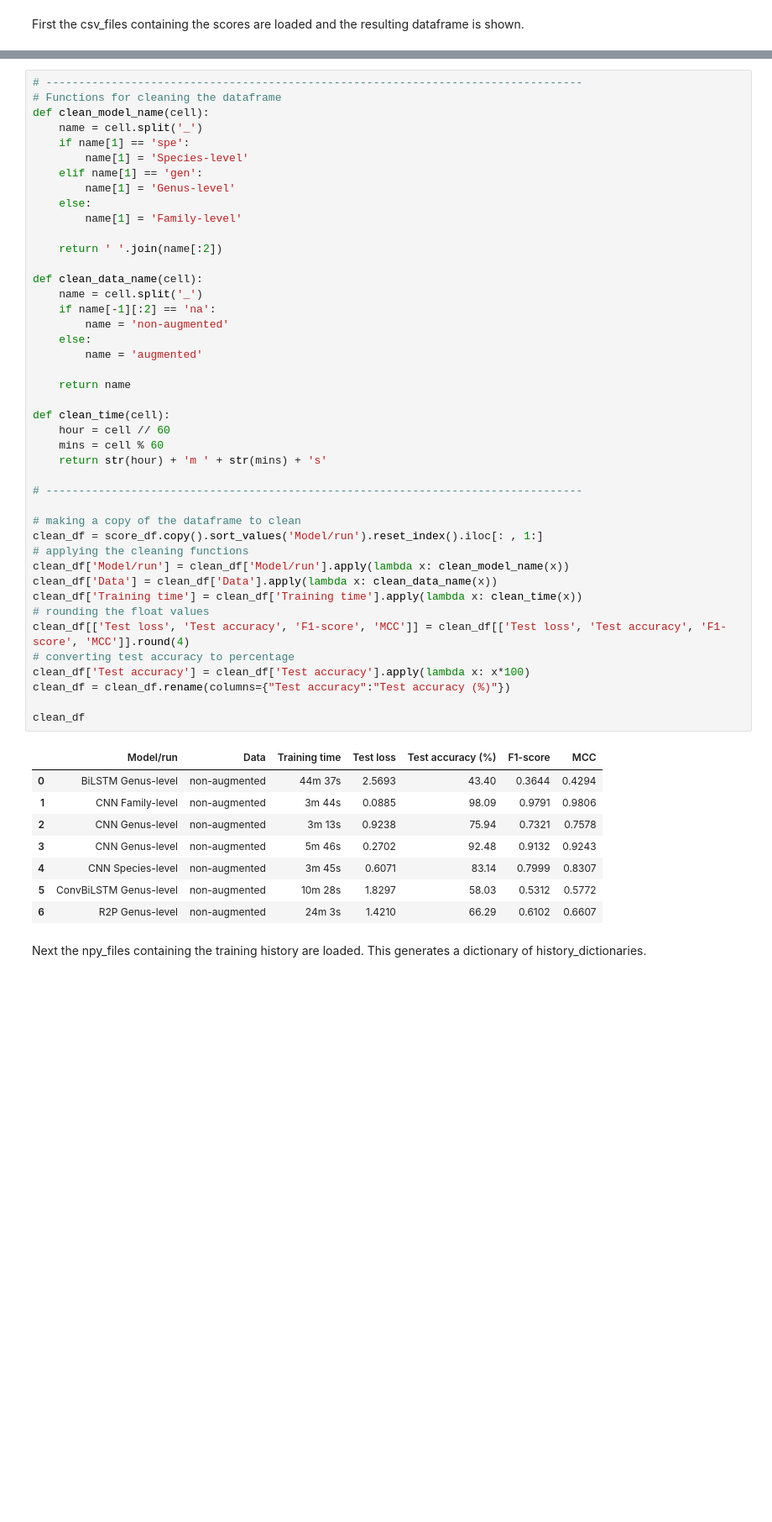
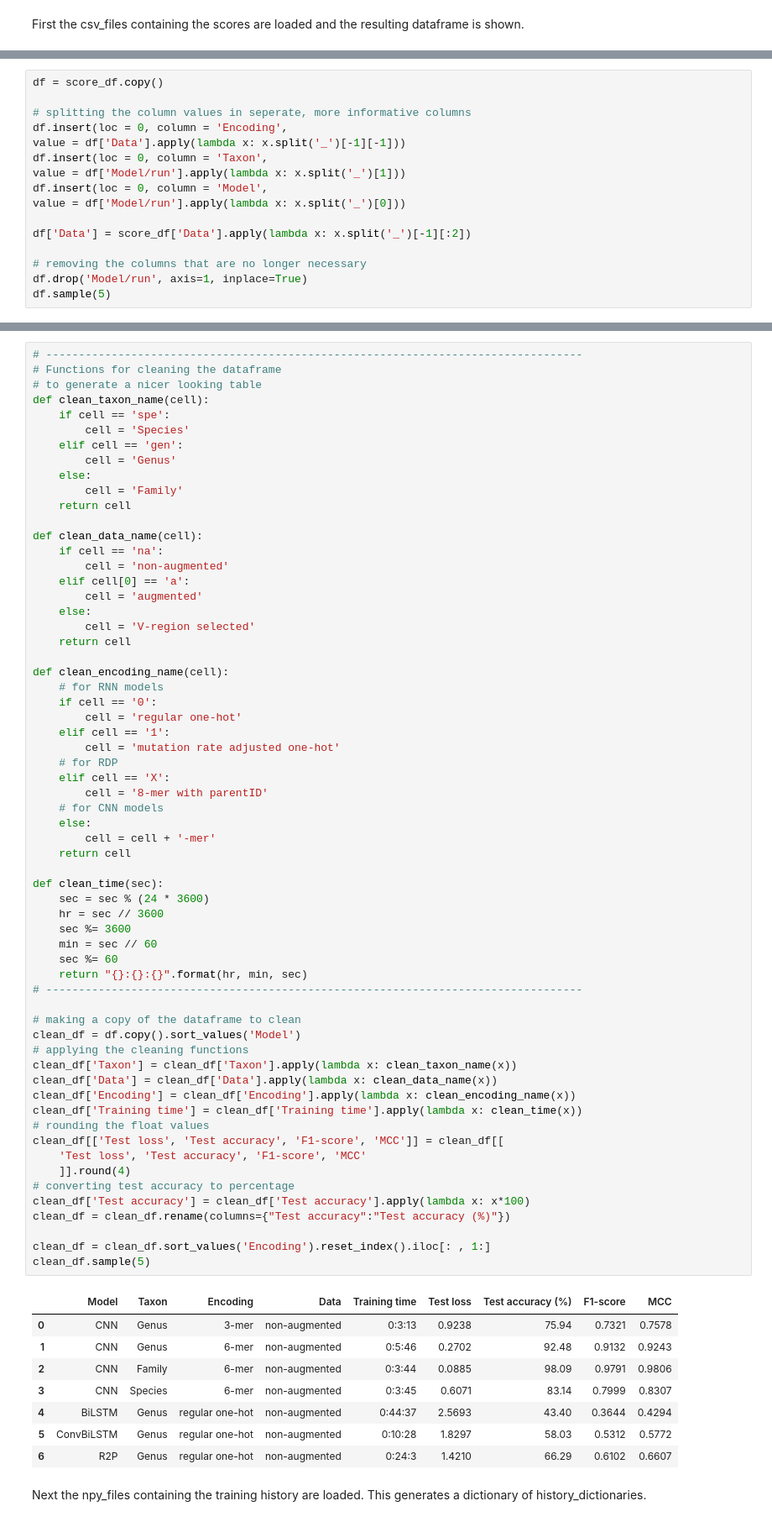
Before and after one commit to Lab-Vankerschaver/16S-ML-models, a Jupyter notebook: models_notebook.ipynb, the cells around one changed output, grey strips where cells are left out. Shown at 84% size. Cells and saved outputs as stored; diff of their text form; blank space fills up the shorter version.

Commit message:
Add files via upload
3-, 5- and 7-mer and V-region option added

```diff
--- a/models_notebook.ipynb
+++ b/models_notebook.ipynb
@@ -921,0 +1407,16 @@ score_df = pd.concat(content)
+# %%
+df = score_df.copy()
+
+# splitting the column values in seperate, more informative columns
+df.insert(loc = 0, column = 'Encoding',
+value = df['Data'].apply(lambda x: x.split('_')[-1][-1]))
+df.insert(loc = 0, column = 'Taxon',
+value = df['Model/run'].apply(lambda x: x.split('_')[1]))
+df.insert(loc = 0, column = 'Model',
+value = df['Model/run'].apply(lambda x: x.split('_')[0]))
+
+df['Data'] = score_df['Data'].apply(lambda x: x.split('_')[-1][:2])
+
+# removing the columns that are no longer necessary
+df.drop('Model/run', axis=1, inplace=True)
+df.sample(5)
@@ -922,55 +1432,74 @@ score_df = pd.concat(content)
 # %%
 # ----------------------------------------------------------------------------------
 # Functions for cleaning the dataframe
-def clean_model_name(cell):
-    name = cell.split('_')
-    if name[1] == 'spe':
-        name[1] = 'Species-level'
-    elif name[1] == 'gen':
-        name[1] = 'Genus-level'
+# to generate a nicer looking table
+def clean_taxon_name(cell):
+    if cell == 'spe':
+        cell = 'Species'
+    elif cell == 'gen':
+        cell = 'Genus'
     else:
-        name[1] = 'Family-level'
-
-    return ' '.join(name[:2])
+        cell = 'Family'
+    return cell
 
 def clean_data_name(cell):
-    name = cell.split('_')
-    if name[-1][:2] == 'na':
-        name = 'non-augmented'
+    if cell == 'na':
+        cell = 'non-augmented'
+    elif cell[0] == 'a':
+        cell = 'augmented'
     else:
-        name = 'augmented'
+        cell = 'V-region selected'
+    return cell
 
-    return name
+def clean_encoding_name(cell):
+    # for RNN models
+    if cell == '0':
+        cell = 'regular one-hot'
+    elif cell == '1':
+        cell = 'mutation rate adjusted one-hot'
+    # for RDP
+    elif cell == 'X':
+        cell = '8-mer with parentID'
+    # for CNN models
+    else:
+        cell = cell + '-mer'
+    return cell
 
-def clean_time(cell):
-    hour = cell // 60
-    mins = cell % 60
-    return str(hour) + 'm ' + str(mins) + 's'
-
+def clean_time(sec):
+    sec = sec % (24 * 3600)
+    hr = sec // 3600
+    sec %= 3600
+    min = sec // 60
+    sec %= 60
+    return "{}:{}:{}".format(hr, min, sec)
 # ----------------------------------------------------------------------------------
 
 # making a copy of the dataframe to clean
-clean_df = score_df.copy().sort_values('Model/run').reset_index().iloc[: , 1:]
+clean_df = df.copy().sort_values('Model')
 # applying the cleaning functions
-clean_df['Model/run'] = clean_df['Model/run'].apply(lambda x: clean_model_name(x))
+clean_df['Taxon'] = clean_df['Taxon'].apply(lambda x: clean_taxon_name(x))
 clean_df['Data'] = clean_df['Data'].apply(lambda x: clean_data_name(x))
+clean_df['Encoding'] = clean_df['Encoding'].apply(lambda x: clean_encoding_name(x))
 clean_df['Training time'] = clean_df['Training time'].apply(lambda x: clean_time(x))
 # rounding the float values
-clean_df[['Test loss', 'Test accuracy', 'F1-score', 'MCC']] = clean_df[['Test loss', 'Test accuracy', 'F1-score', 'MCC']].round(4)
+clean_df[['Test loss', 'Test accuracy', 'F1-score', 'MCC']] = clean_df[[
+    'Test loss', 'Test accuracy', 'F1-score', 'MCC'
+    ]].round(4)
 # converting test accuracy to percentage
 clean_df['Test accuracy'] = clean_df['Test accuracy'].apply(lambda x: x*100)
 clean_df = clean_df.rename(columns={"Test accuracy":"Test accuracy (%)"})
 
-clean_df
+clean_df = clean_df.sort_values('Encoding').reset_index().iloc[: , 1:]
+clean_df.sample(5)
 # %% [output]
-|  | Model/run | Data | Training time | Test loss | Test accuracy (%) | F1-score | MCC |
-| 0 | BiLSTM Genus-level | non-augmented | 44m 37s | 2.5693 | 43.40 | 0.3644 | 0.4294 |
-| 1 | CNN Family-level | non-augmented | 3m 44s | 0.0885 | 98.09 | 0.9791 | 0.9806 |
-| 2 | CNN Genus-level | non-augmented | 3m 13s | 0.9238 | 75.94 | 0.7321 | 0.7578 |
-| 3 | CNN Genus-level | non-augmented | 5m 46s | 0.2702 | 92.48 | 0.9132 | 0.9243 |
-| 4 | CNN Species-level | non-augmented | 3m 45s | 0.6071 | 83.14 | 0.7999 | 0.8307 |
-| 5 | ConvBiLSTM Genus-level | non-augmented | 10m 28s | 1.8297 | 58.03 | 0.5312 | 0.5772 |
-| 6 | R2P Genus-level | non-augmented | 24m 3s | 1.4210 | 66.29 | 0.6102 | 0.6607 |
+|  | Model | Taxon | Encoding | Data | Training time | Test loss | Test accuracy (%) | F1-score | MCC |
+| 0 | CNN | Genus | 3-mer | non-augmented | 0:3:13 | 0.9238 | 75.94 | 0.7321 | 0.7578 |
+| 1 | CNN | Genus | 6-mer | non-augmented | 0:5:46 | 0.2702 | 92.48 | 0.9132 | 0.9243 |
+| 2 | CNN | Family | 6-mer | non-augmented | 0:3:44 | 0.0885 | 98.09 | 0.9791 | 0.9806 |
+| 3 | CNN | Species | 6-mer | non-augmented | 0:3:45 | 0.6071 | 83.14 | 0.7999 | 0.8307 |
+| 4 | BiLSTM | Genus | regular one-hot | non-augmented | 0:44:37 | 2.5693 | 43.40 | 0.3644 | 0.4294 |
+| 5 | ConvBiLSTM | Genus | regular one-hot | non-augmented | 0:10:28 | 1.8297 | 58.03 | 0.5312 | 0.5772 |
+| 6 | R2P | Genus | regular one-hot | non-augmented | 0:24:3 | 1.4210 | 66.29 | 0.6102 | 0.6607 |
 # %% [markdown]
 Next the npy_files containing the training history are loaded. This generates a dictionary of history_dictionaries.
 # %%
```
Also changed, not shown: parts of 98 cells of this notebook.
